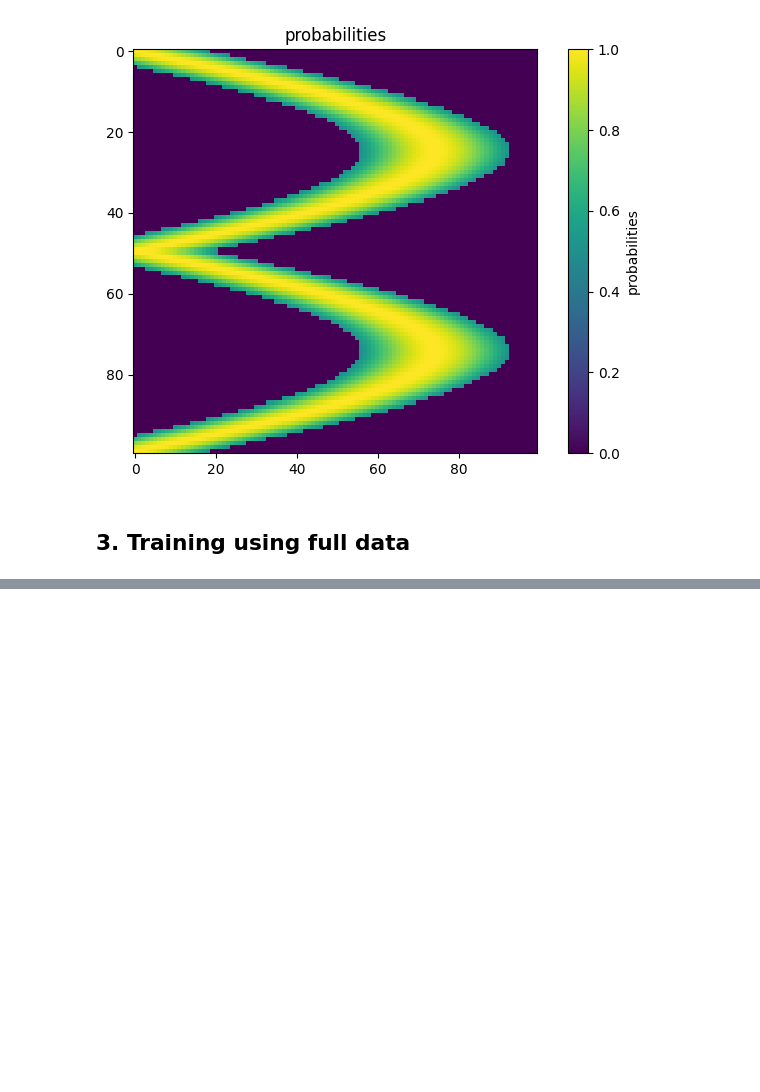
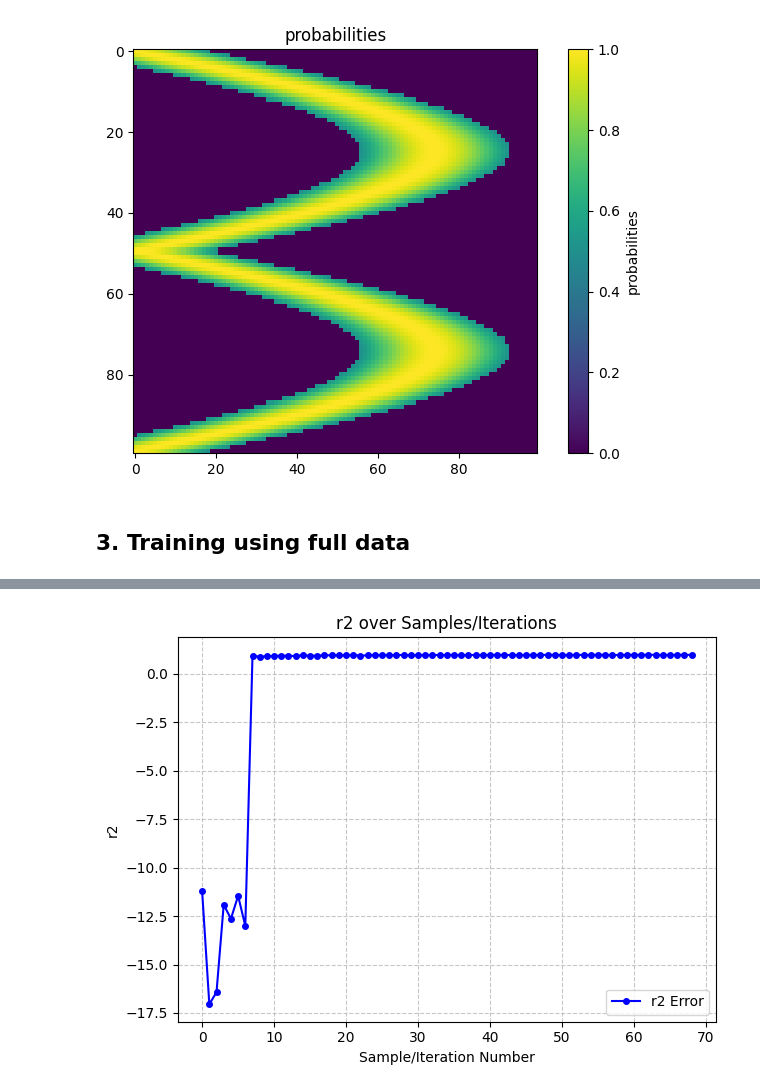
Before and after one commit to harlyliu/sgld-v3, a Jupyter notebook: kang_repo/M_data.ipynb, the cells around one changed output, grey strips where cells are left out. Saved outputs shown, nothing was run; the diff lists cells and outputs as text; code cells hidden in the pictures; blank space fills up the shorter version.

```diff
--- a/kang_repo/M_data.ipynb
+++ b/kang_repo/M_data.ipynb
@@ -488,0 +492,4 @@ plot_image(p_hat)
+# %%
+plot_r2(net.r2_test)
+# %% [output]
+[figure, added]
```
Also changed, not shown: parts of 5 cells of this notebook, 3 other files.
